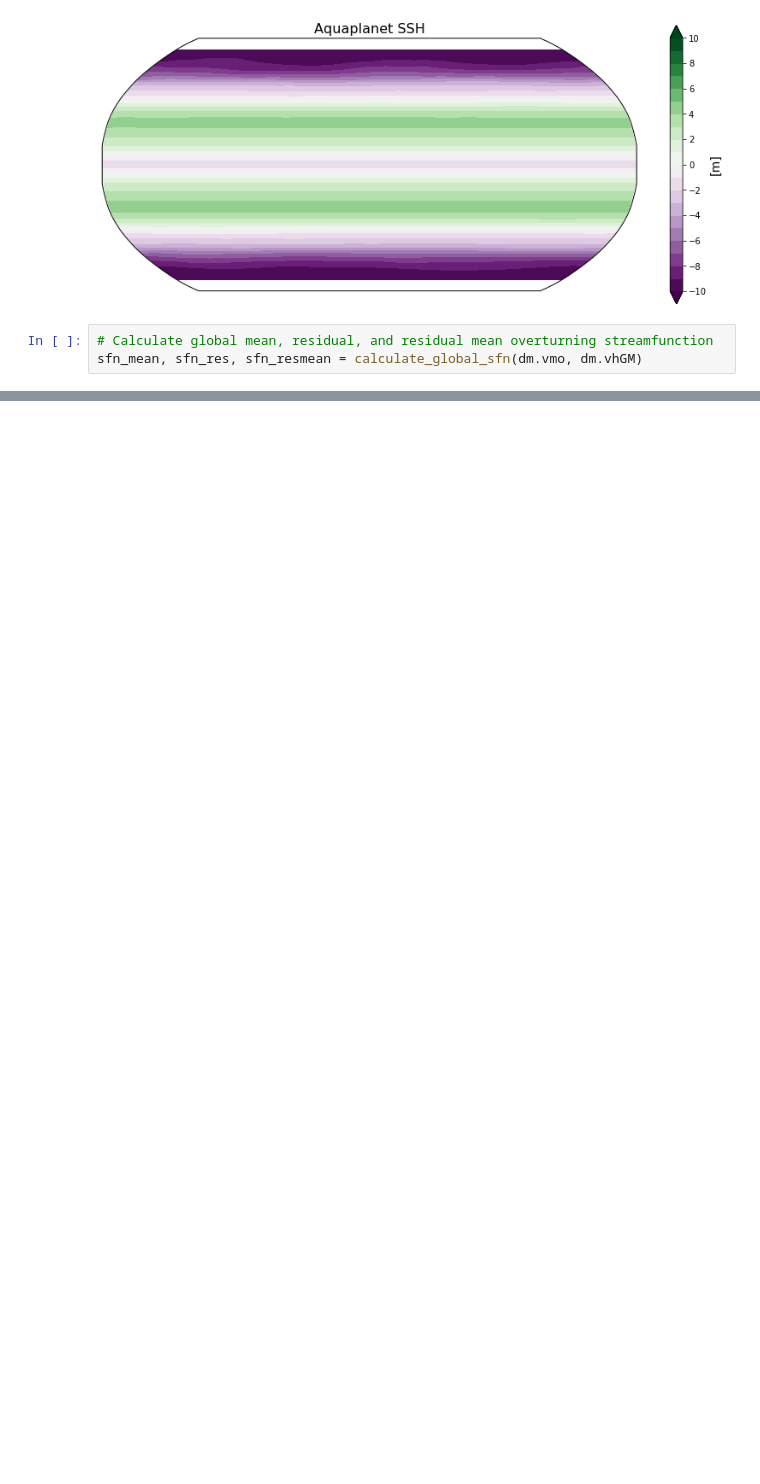
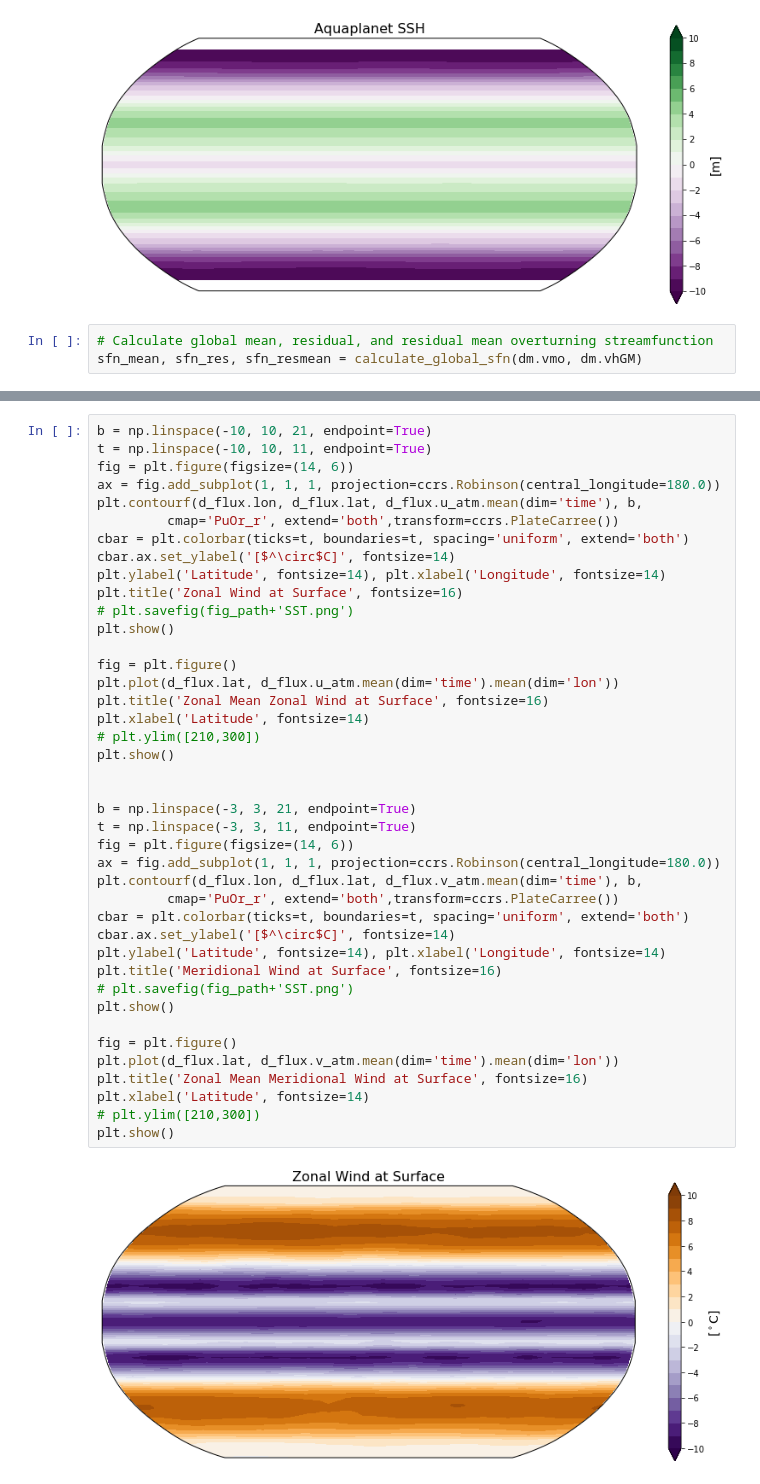
Before and after one commit to s-ragen/AQUA_CODE, a Jupyter notebook: coupled_preliminary.ipynb, the cells around one changed output, grey strips where cells are left out. Cells and saved outputs as stored; diff of their text form; blank space fills up the shorter version.

```diff
--- a/coupled_preliminary.ipynb
+++ b/coupled_preliminary.ipynb
@@ -167,0 +257,43 @@ dice.SALTF.mean(dim='time').plot(); plt.show()
+# %%
+b = np.linspace(-10, 10, 21, endpoint=True)
+t = np.linspace(-10, 10, 11, endpoint=True)
+fig = plt.figure(figsize=(14, 6))
+ax = fig.add_subplot(1, 1, 1, projection=ccrs.Robinson(central_longitude=180.0))
+plt.contourf(d_flux.lon, d_flux.lat, d_flux.u_atm.mean(dim='time'), b,
+         cmap='PuOr_r', extend='both',transform=ccrs.PlateCarree())
+cbar = plt.colorbar(ticks=t, boundaries=t, spacing='uniform', extend='both')
+cbar.ax.set_ylabel('[$^\circ$C]', fontsize=14)
+plt.ylabel('Latitude', fontsize=14), plt.xlabel('Longitude', fontsize=14)
+plt.title('Zonal Wind at Surface', fontsize=16)
+# plt.savefig(fig_path+'SST.png')
+plt.show()
+
+fig = plt.figure()
+plt.plot(d_flux.lat, d_flux.u_atm.mean(dim='time').mean(dim='lon'))
+plt.title('Zonal Mean Zonal Wind at Surface', fontsize=16)
+plt.xlabel('Latitude', fontsize=14)
+# plt.ylim([210,300])
+plt.show()
+
+
+b = np.linspace(-3, 3, 21, endpoint=True)
+t = np.linspace(-3, 3, 11, endpoint=True)
+fig = plt.figure(figsize=(14, 6))
+ax = fig.add_subplot(1, 1, 1, projection=ccrs.Robinson(central_longitude=180.0))
+plt.contourf(d_flux.lon, d_flux.lat, d_flux.v_atm.mean(dim='time'), b,
+         cmap='PuOr_r', extend='both',transform=ccrs.PlateCarree())
+cbar = plt.colorbar(ticks=t, boundaries=t, spacing='uniform', extend='both')
+cbar.ax.set_ylabel('[$^\circ$C]', fontsize=14)
+plt.ylabel('Latitude', fontsize=14), plt.xlabel('Longitude', fontsize=14)
+plt.title('Meridional Wind at Surface', fontsize=16)
+# plt.savefig(fig_path+'SST.png')
+plt.show()
+
+fig = plt.figure()
+plt.plot(d_flux.lat, d_flux.v_atm.mean(dim='time').mean(dim='lon'))
+plt.title('Zonal Mean Meridional Wind at Surface', fontsize=16)
+plt.xlabel('Latitude', fontsize=14)
+# plt.ylim([210,300])
+plt.show()
+# %% [output]
+[figure, added]
```
Also changed, not shown: parts of 9 cells of this notebook.
